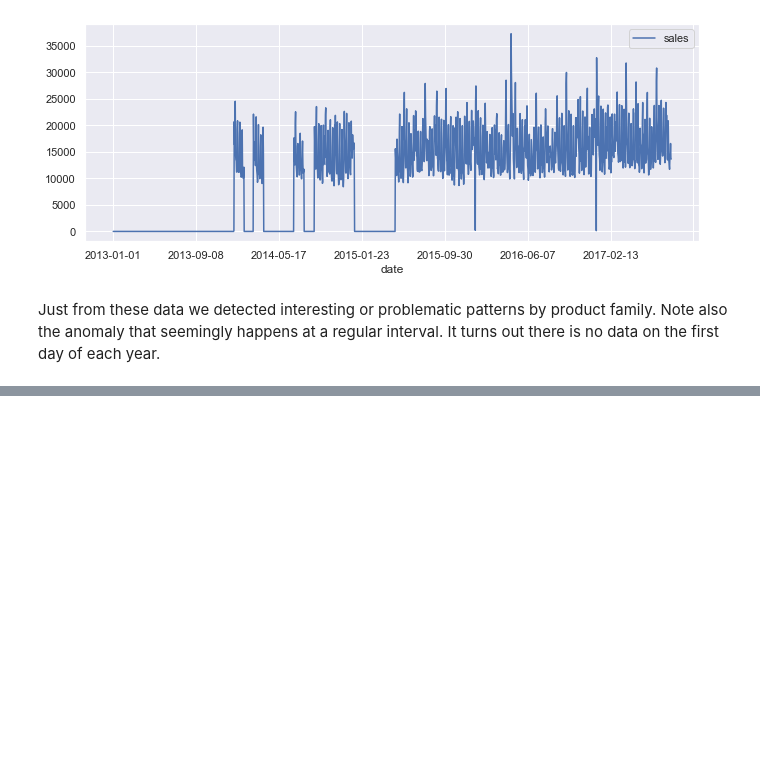
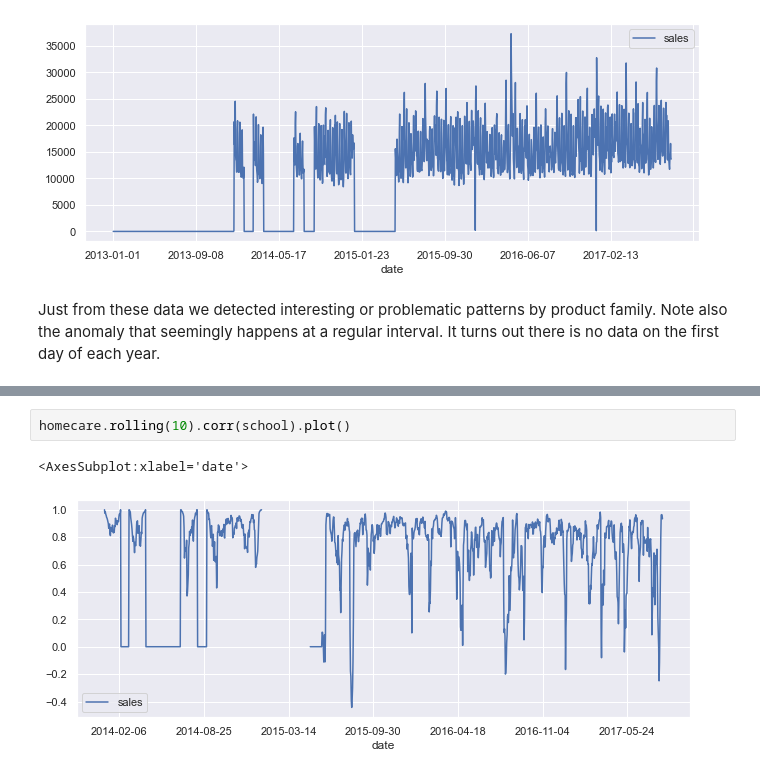
Before and after one commit to suhasAB/store-sales-forecasting, a Jupyter notebook: StoreSales.ipynb, the cells around one changed output, grey strips where cells are left out. Cells and saved outputs as stored; diff of their text form; blank space fills up the shorter version.

```diff
--- a/StoreSales.ipynb
+++ b/StoreSales.ipynb
@@ -385,0 +401,5 @@ full analysis.
+# %%
+homecare.rolling(10).corr(school).plot()
+# %% [output]
+<AxesSubplot:xlabel='date'>
+[figure, added]
```
Also changed, not shown: parts of 7 cells of this notebook, 1 other file.
